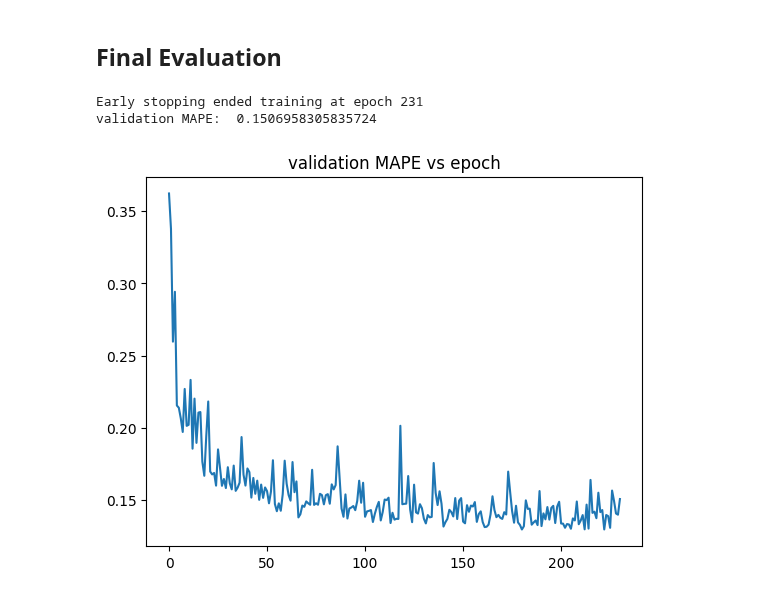
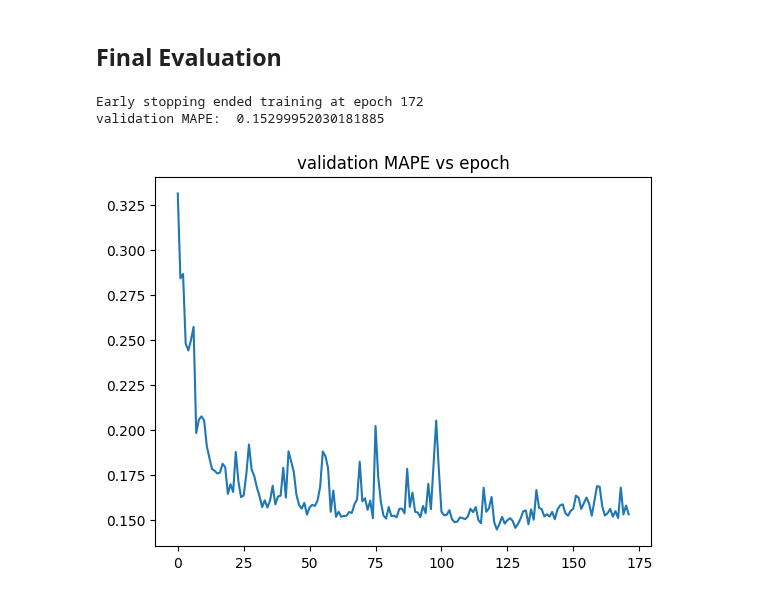
Before and after one commit to ljrn8/quick-notebooks, a Jupyter notebook: main.ipynb, the cells around one changed output. Cells and saved outputs as stored; diff of their text form; code cells hidden in the pictures.

```diff
--- a/main.ipynb
+++ b/main.ipynb
@@ -115,2 +61,0 @@ outlier rate: 0.0 %
-# %%
-df = df[non_outliers_mask]
@@ -116,0 +163,10 @@ df = df[non_outliers_mask]
+# %%
+# 1 hot encodings for sensor ID and Sensor position side columns:
+for df_ in [df, test_df]:
+    df_['Sensor ID'] = pd.Categorical(df_['Sensor ID'])
+    df_['Sensor Position Side'] = pd.Categorical(df_['Sensor Position Side'])
+
+df = pd.get_dummies(df, columns=['Sensor ID', 'Sensor Position Side'])
+test_df = pd.get_dummies(test_df, columns=['Sensor ID', 'Sensor Position Side'])
+
+test_df.columns
@@ -228,7 +272,3 @@ for data in (df, test_df):
   # precise distance to sensor
   sensor_offsets = np.sqrt(data['Sensor Position x']**2 + data['Sensor Position y']**2 + data['Sensor Position z']**2)
   data['Sensor-Obstacle Distance'] = data['Obstacle Distance to BLEVE (m)'] + sensor_offsets
-# %%
-# data type conversion
-df['Status'] = df['Status'].map({"superheated": 0, "subcooled": 1})
-test_df['Status'] = test_df['Status'].map({"Superheated": 0, "Subcooled": 1})
@@ -500,16 +561,18 @@ import torch
 from torch.utils.data import TensorDataset
 
 scaler = StandardScaler()
-X_test_nn = np.array(test_df.drop('Unnamed: 0', axis=1))
+X, y =  df.drop('Target Pressure (bar)', axis=1), df['Target Pressure (bar)']
+X_test = np.array(test_df.drop('Unnamed: 0', axis=1, errors='ignore'))
 
 # fit scaler to both test and training
-scaler.fit(np.vstack((X, X_test_nn)))
+scaler.fit(X)
+X_labelled_nn = scaler.transform(X)
+X_test_scaled = scaler.transform(X_test)
 
-X__labelled_nn = scaler.transform(X)
-X_test_nn = torch.tensor(X_test_nn, dtype=torch.float32)
-
+# convert to torch tensors
+X_test_nn = torch.tensor(X_test_scaled, dtype=torch.float32)
 X_train, X_val, y_train, y_val = train_test_split(
-    X__labelled_nn.astype(np.float32),
+    X_labelled_nn.astype(np.float32),
     np.array(y).astype(np.float32).reshape(-1, 1), test_size=0.2)
 
 train_dataset = TensorDataset(torch.tensor(X_train), torch.tensor(y_train))
@@ -648,33 +732,27 @@ study.best_params
 # %% [markdown]
 ## Final Evaluation
 # %%
-# re-setup the best performing model and train untill overfitting
-
-batch_size = 128
-
-model = NN(hidden_layers=[125, 82, 69], input_size=26)
+batch_size = 32
+model = NN(hidden_layers=[231, 219, 174, 154], input_size=56)
 
 mape, mape_scores = train(
     model,
     train_loader=DataLoader(train_dataset, batch_size=batch_size, shuffle=True),
     val_loader=DataLoader(val_dataset, batch_size=batch_size, shuffle=False),
     epochs=500,
-    # rely on early stopping this time
+    # relies on early stopping
     early_stopper=EarlyStopper(patience=50, delta=1e-5),
-    lr=0.0034579365725773397,
+    lr=0.0006905040351981676,
 )
 
 print('validation MAPE: ', mape)
 plt.plot(mape_scores)
 plt.title('validation MAPE vs epoch')
 plt.show()
-
-
-# TODO: 128 is becuase evlauation epochs was low. do more epochs & less evulations
 # %% [output]
-Early stopping ended training at epoch 231
-validation MAPE:  0.1506958305835724
+Early stopping ended training at epoch 172
+validation MAPE:  0.15299952030181885
-[figure, old version]
+[figure, new version]
 # %%
 model.eval()
 with torch.no_grad():
```
Also changed, not shown: parts of 35 cells of this notebook.
